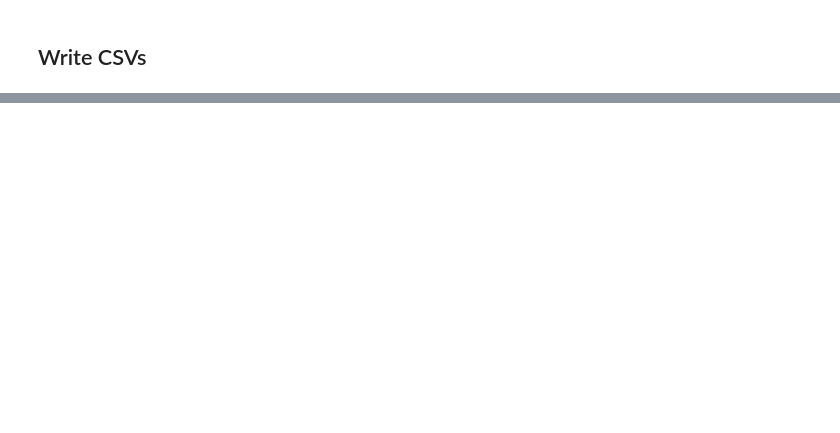
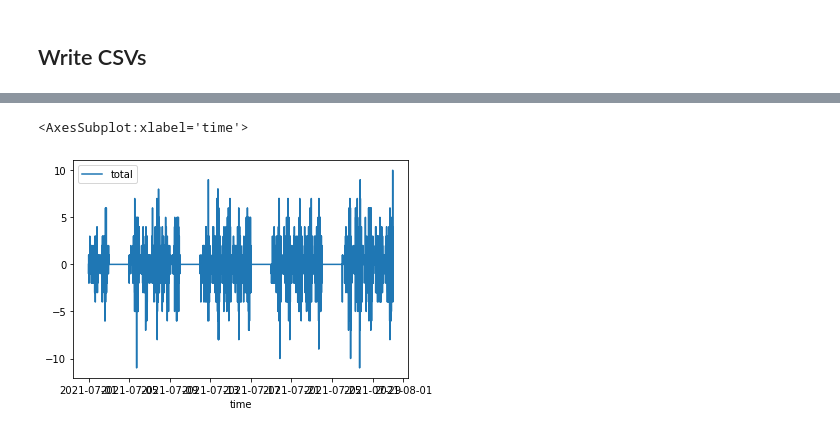
Before and after one commit to ethanglaser/MUU-Final-Project, a Jupyter notebook: warmup.ipynb, the cells around one changed output, grey strips where cells are left out. Drawn from its saved outputs; the diff is of its cells as text; code cells hidden in the pictures; blank space fills up the shorter version.

```diff
--- a/warmup.ipynb
+++ b/warmup.ipynb
@@ -242,0 +221,5 @@ dtype('O')
+# %%
+lineplot(data=chunked_532903)
+# %% [output]
+<AxesSubplot:xlabel='time'>
+[figure, added]
```
Also changed, not shown: parts of 20 cells of this notebook, 4 other files.
